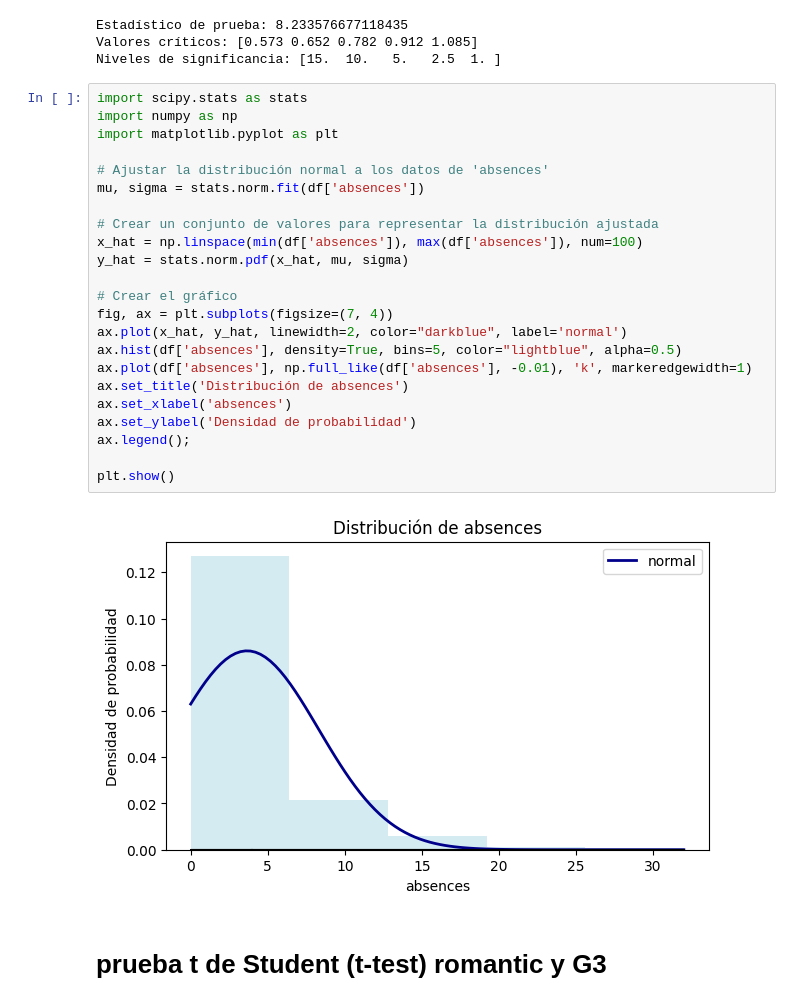
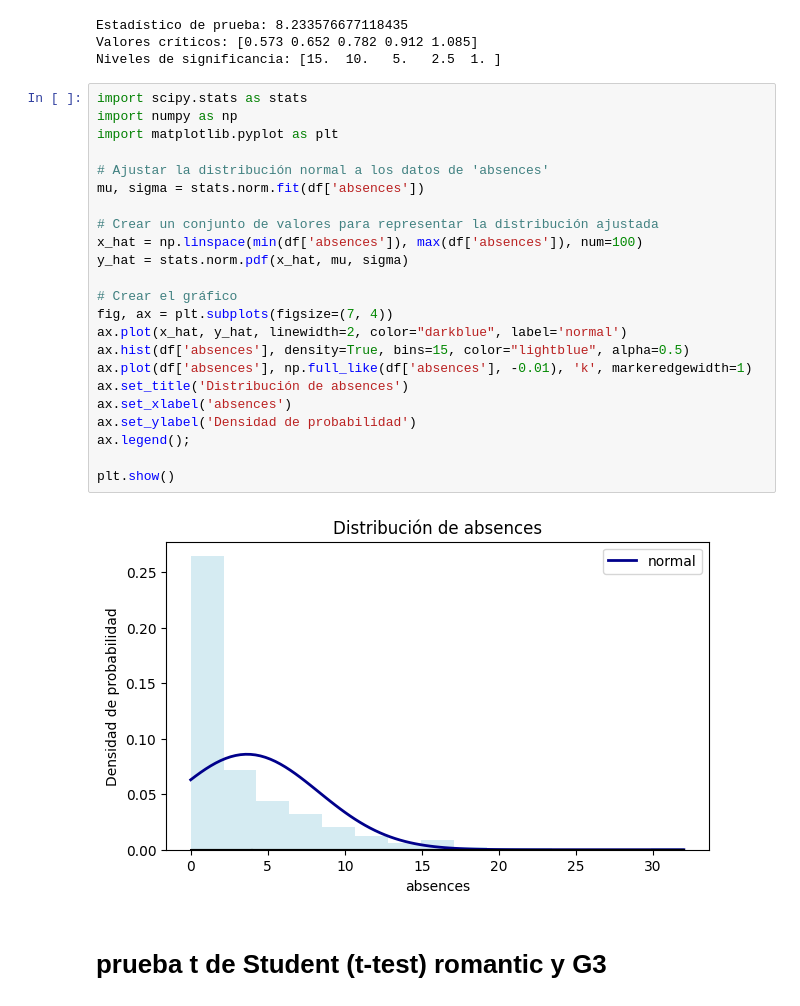
Before and after one commit to Tumup/estadistica, a Jupyter notebook: ESTADISTICA/analisis.ipynb, the cells around one changed output. Saved outputs shown, nothing was run; the diff lists cells and outputs as text.

```diff
--- a/ESTADISTICA/analisis.ipynb
+++ b/ESTADISTICA/analisis.ipynb
@@ -469,28 +504,28 @@ Niveles de significancia: [15.  10.   5.   2.5  1. ]
 # %%
 import scipy.stats as stats
 import numpy as np
 import matplotlib.pyplot as plt
 
 # Ajustar la distribución normal a los datos de 'absences'
 mu, sigma = stats.norm.fit(df['absences'])
 
 # Crear un conjunto de valores para representar la distribución ajustada
 x_hat = np.linspace(min(df['absences']), max(df['absences']), num=100)
 y_hat = stats.norm.pdf(x_hat, mu, sigma)
 
 # Crear el gráfico
 fig, ax = plt.subplots(figsize=(7, 4))
 ax.plot(x_hat, y_hat, linewidth=2, color="darkblue", label='normal')
-ax.hist(df['absences'], density=True, bins=5, color="lightblue", alpha=0.5)
+ax.hist(df['absences'], density=True, bins=15, color="lightblue", alpha=0.5)
 ax.plot(df['absences'], np.full_like(df['absences'], -0.01), 'k', markeredgewidth=1)
 ax.set_title('Distribución de absences')
 ax.set_xlabel('absences')
 ax.set_ylabel('Densidad de probabilidad')
 ax.legend();
 
 plt.show()
 # %% [output]
-[figure, old version]
+[figure, new version]
 # %% [markdown]
 #  prueba t de Student (t-test) romantic y G3
 # %%
```
Also changed, not shown: parts of 5 cells of this notebook.
